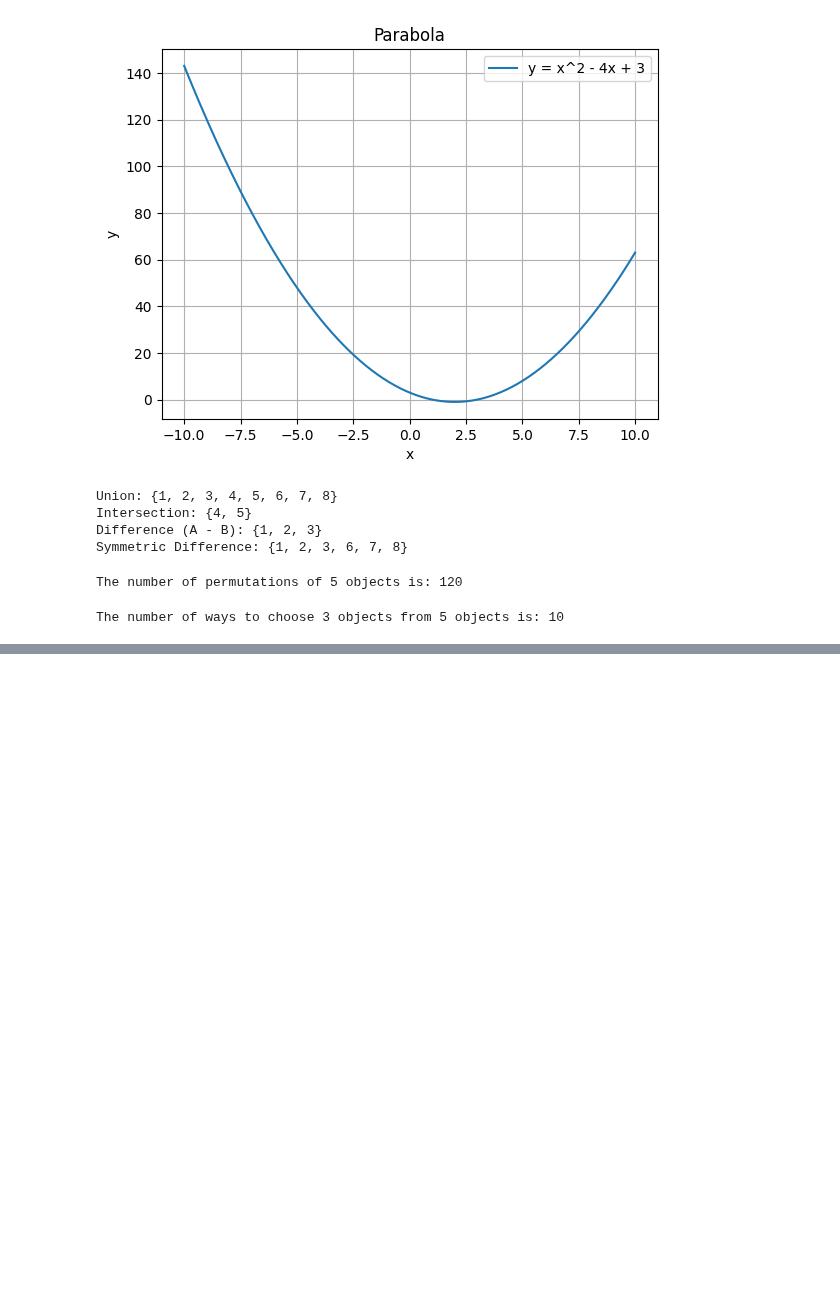
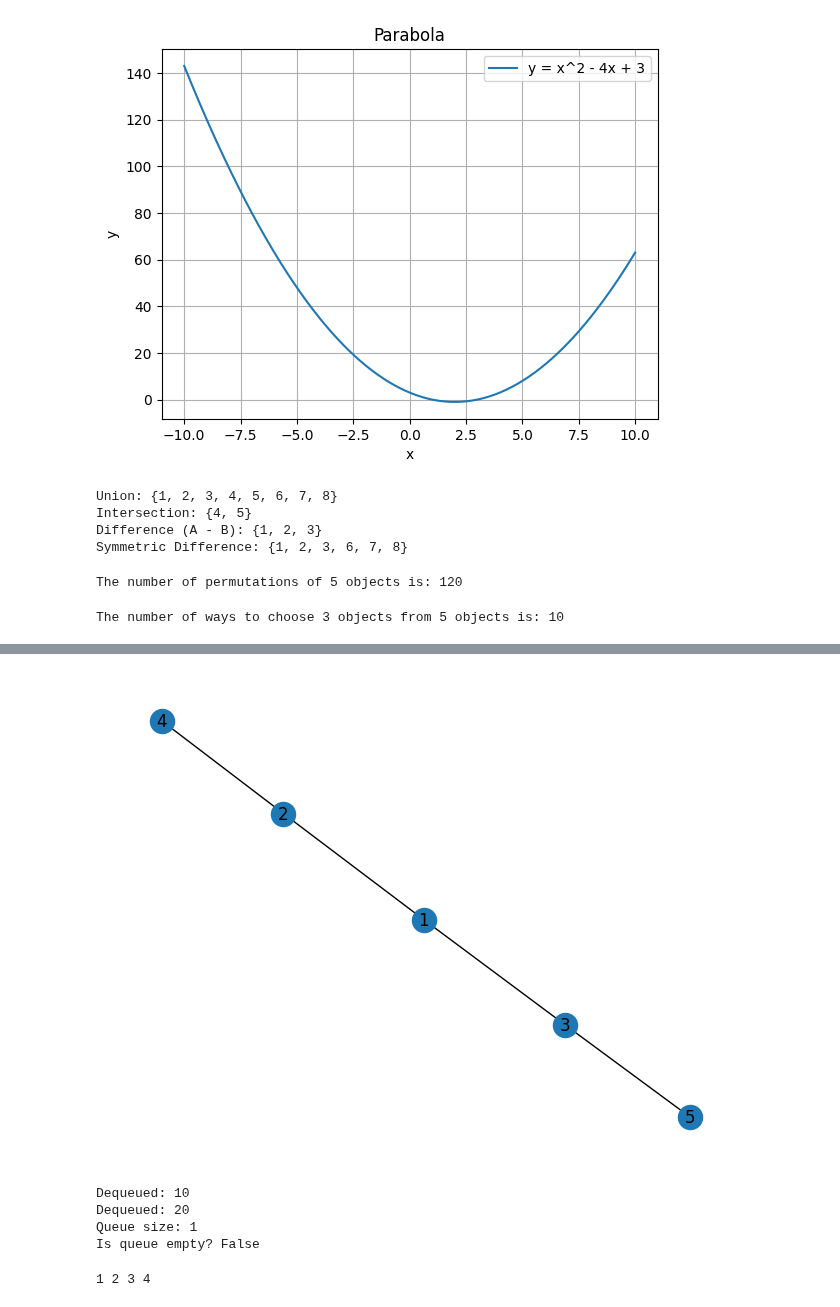
Before and after one commit to rmd360/machinelearningproject, a Jupyter notebook: Maths.ipynb, the cells around one changed output, grey strips where cells are left out. Drawn from its saved outputs; the diff is of its cells as text; code cells hidden in the pictures; blank space fills up the shorter version.

```diff
--- a/Maths.ipynb
+++ b/Maths.ipynb
@@ -136,0 +163,66 @@ The number of ways to choose 3 objects from 5 objects is: 10
+# %%
+
+# Add more nodes and edges
+G.add_nodes_from([3, 4, 5])
+G.add_edges_from([(1, 3), (2, 4), (3, 5)])
+
+# Draw the updated graph
+nx.draw(G, with_labels=True)
+plt.show()
+# %% [output]
+[figure, added]
+# %%
+
+import queue
+
+# Create a Queue object
+q = queue.Queue()
+
+# Enqueue elements (add to queue)
+q.put(10)
+q.put(20)
+q.put(30)
+
+# Dequeue elements (remove from queue)
+print("Dequeued:", q.get())  # 10
+print("Dequeued:", q.get())  # 20
+
+# Check the size of the queue
+print("Queue size:", q.qsize())
+
+# Check if queue is empty
+print("Is queue empty?", q.empty())
+# %% [output]
+Dequeued: 10
+Dequeued: 20
+Queue size: 1
+Is queue empty? False
+# %%
+
+# BFS implementation using a queue
+def bfs(graph, start):
+    visited = set()
+    queue = [start]
+    visited.add(start)
+
+    while queue:
+        vertex = queue.pop(0)
+        print(vertex, end=" ")
+
+        for neighbor in graph[vertex]:
+            if neighbor not in visited:
+                queue.append(neighbor)
+                visited.add(neighbor)
+
+# Representing a graph as an adjacency list
+graph = {
+    1: [2, 3],
+    2: [1, 4],
+    3: [1],
+    4: [2]
+}
+
+# Perform BFS starting from node 1
+bfs(graph, 1)
+# %% [output]
+1 2 3 4
```
Also changed, not shown: parts of 9 cells of this notebook.
